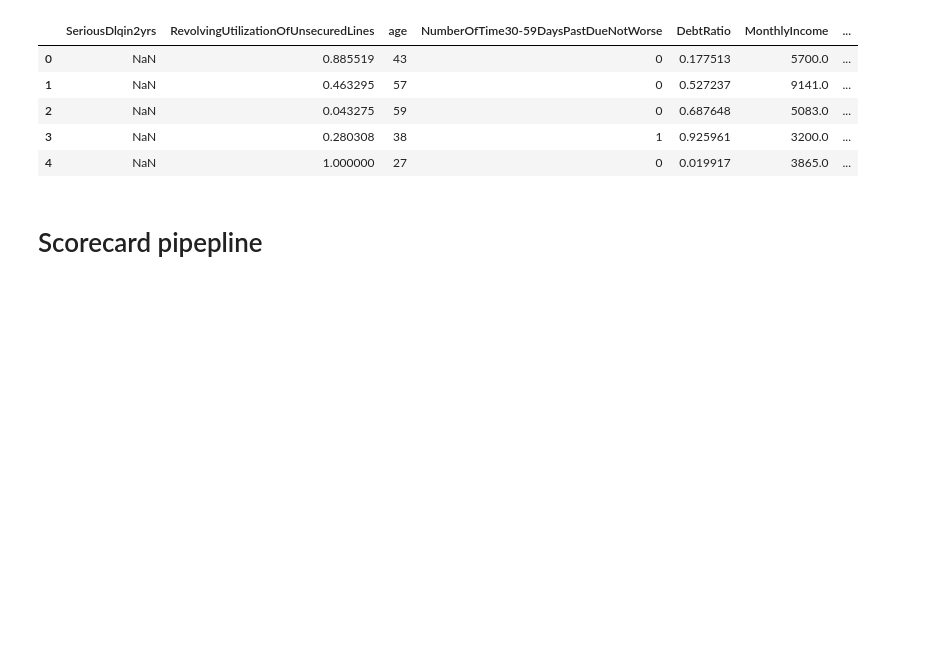
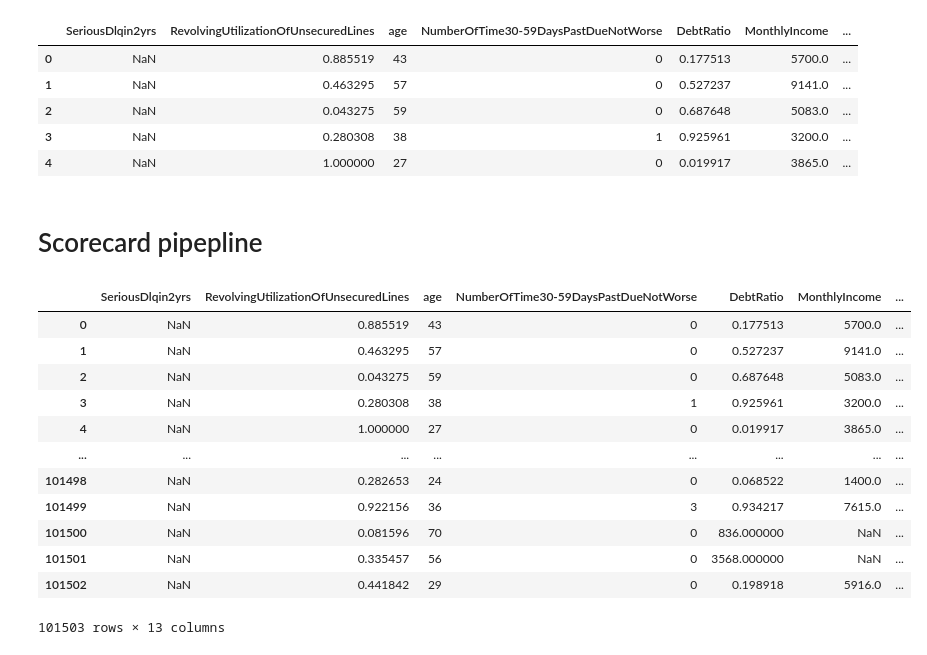
Before and after one commit to baole-org/ISFS-620-Credit-Scoring-Data, a Jupyter notebook: Credit score card.ipynb, the cells around one changed output. Drawn from its saved outputs; the diff is of its cells as text; code cells hidden in the pictures; blank space fills up the shorter version.

```diff
--- a/Credit score card.ipynb
+++ b/Credit score card.ipynb
@@ -675,3 +672,45 @@ prod_df.head()
 | 4 | NaN | 1.000000 | 27 | 0 | 0.019917 | 3865.0 | ... |
 # %% [markdown]
 # Scorecard pipepline
+# %%
+with open('pipeline.pkl', 'wb') as f:
+    pickle.dump((pipeline, selected_cols), f)
+# %%
+def create_score(file_name):
+    prod_df = pd.read_csv(file_name).drop(columns='Unnamed: 0')
+    X_prod = prod_df.iloc[:,1:]
+    pipeline.predict_proba(X_prod)[:,1]
+    X_prod_transformed = pd.DataFrame()
+    for col in selected_cols:
+        X_prod_transformed[col] = X_prod[col].apply(lambda x: woe_transform.categorise(x, bin_list=bin_boundary[col]))
+    for col in selected_cols:
+        X_prod_transformed[col] = X_prod_transformed[col].fillna(f'{col}(missing]')
+    X_prod_transformed['prob_good'] = reg.predict_proba(woe_transform.transform(X_prod))[:,1]
+    X_prod_transformed['log_odd_good'] = reg.predict_log_proba(woe_transform.transform(X_prod))[:,1]-reg.predict_log_proba(woe_transform.transform(X_prod))[:,0]
+    X_prod_transformed['odd_good'] = np.exp(X_prod_transformed['log_odd_good'])
+    X_prod_scored = copy.deepcopy(X_prod_transformed)
+    for col in selected_cols:
+        X_prod_scored[col] = X_prod_scored[col].map(score_card_dict)
+
+    X_prod_scored['Score'] = X_prod_scored.iloc[:,0:6].sum(axis=1)
+    X_prod_scored.head(20)
+
+    prod_df['Score'] = X_prod_scored['Score']
+    prod_df['PD'] = 1 - X_prod_scored['prob_good']
+    return prod_df
+# %%
+create_score('cs-test.csv')
+# %% [output]
+|  | SeriousDlqin2yrs | RevolvingUtilizationOfUnsecuredLines | age | NumberOfTime30-59DaysPastDueNotWorse | DebtRatio | MonthlyIncome | ... |
+| 0 | NaN | 0.885519 | 43 | 0 | 0.177513 | 5700.0 | ... |
+| 1 | NaN | 0.463295 | 57 | 0 | 0.527237 | 9141.0 | ... |
+| 2 | NaN | 0.043275 | 59 | 0 | 0.687648 | 5083.0 | ... |
+| 3 | NaN | 0.280308 | 38 | 1 | 0.925961 | 3200.0 | ... |
+| 4 | NaN | 1.000000 | 27 | 0 | 0.019917 | 3865.0 | ... |
+| ... | ... | ... | ... | ... | ... | ... | ... |
+| 101498 | NaN | 0.282653 | 24 | 0 | 0.068522 | 1400.0 | ... |
+| 101499 | NaN | 0.922156 | 36 | 3 | 0.934217 | 7615.0 | ... |
+| 101500 | NaN | 0.081596 | 70 | 0 | 836.000000 | NaN | ... |
+| 101501 | NaN | 0.335457 | 56 | 0 | 3568.000000 | NaN | ... |
+| 101502 | NaN | 0.441842 | 29 | 0 | 0.198918 | 5916.0 | ... |
+101503 rows × 13 columns
```
Also changed, not shown: parts of 5 cells of this notebook, 3 other files.
